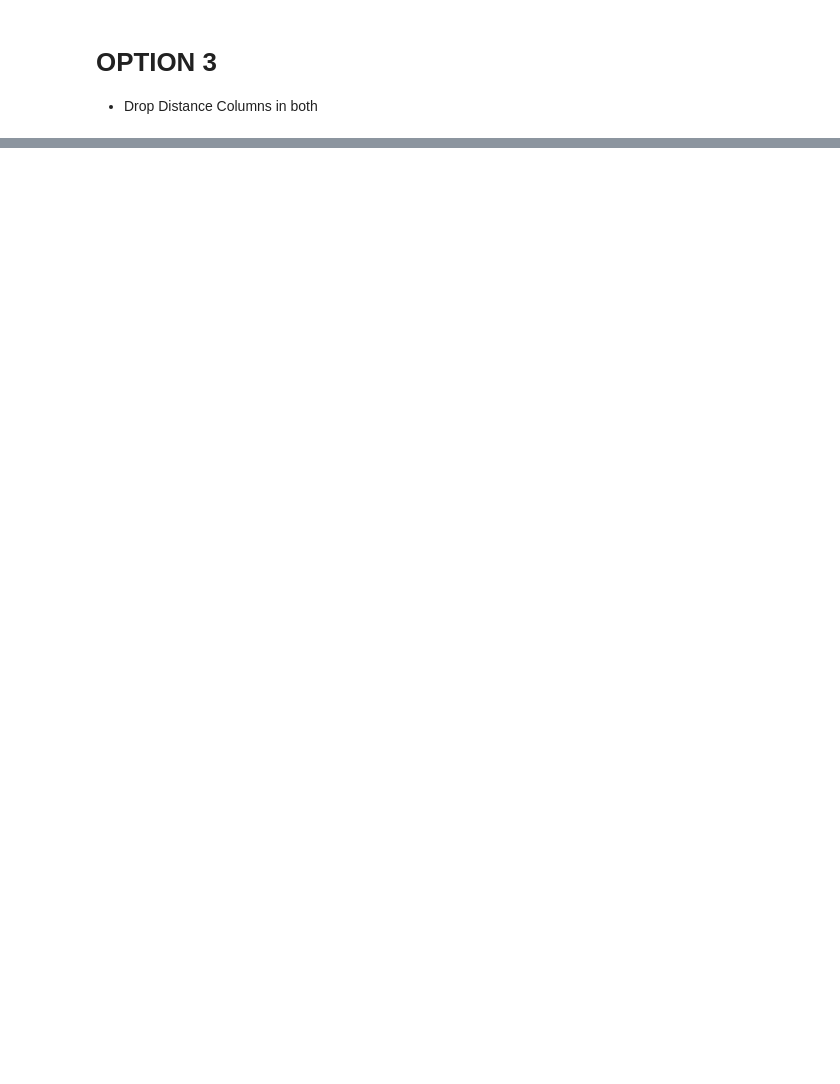
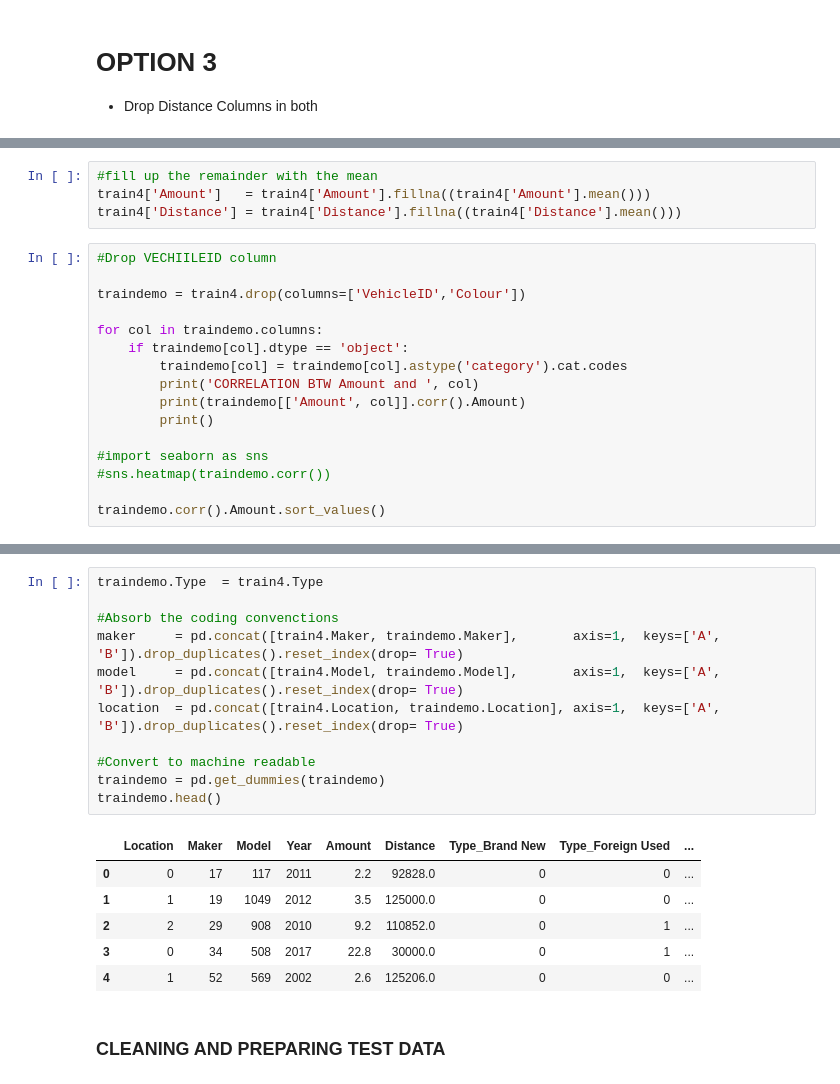
Before and after one commit to gilbertxvictor/Zindi-DSN-Car-Price-Prediction-COmpetion, a Jupyter notebook: TASK 1.IPYNB, the cells around one changed output, grey strips where cells are left out. Saved outputs shown, nothing was run; the diff lists cells and outputs as text; blank space fills up the shorter version.

```diff
--- a/TASK 1.IPYNB
+++ b/TASK 1.IPYNB
@@ -334,0 +552,20 @@ test2  = test.copy()
+# %%
+#fill up the remainder with the mean
+train4['Amount']   = train4['Amount'].fillna((train4['Amount'].mean()))
+train4['Distance'] = train4['Distance'].fillna((train4['Distance'].mean()))
+# %%
+#Drop VECHIILEID column
+
+traindemo = train4.drop(columns=['VehicleID','Colour'])
+
+for col in traindemo.columns:
+    if traindemo[col].dtype == 'object':
+        traindemo[col] = traindemo[col].astype('category').cat.codes
+        print('CORRELATION BTW Amount and ', col)
+        print(traindemo[['Amount', col]].corr().Amount)
+        print()
+
+#import seaborn as sns
+#sns.heatmap(traindemo.corr())
+
+traindemo.corr().Amount.sort_values()
@@ -334,0 +600,20 @@ test2  = test.copy()
+# %%
+traindemo.Type  = train4.Type
+
+#Absorb the coding convenctions
+maker     = pd.concat([train4.Maker, traindemo.Maker],       axis=1,  keys=['A', 'B']).drop_duplicates().reset_index(drop= True)
+model     = pd.concat([train4.Model, traindemo.Model],       axis=1,  keys=['A', 'B']).drop_duplicates().reset_index(drop= True)
+location  = pd.concat([train4.Location, traindemo.Location], axis=1,  keys=['A', 'B']).drop_duplicates().reset_index(drop= True)
+
+#Convert to machine readable
+traindemo = pd.get_dummies(traindemo)
+traindemo.head()
+# %% [output]
+|  | Location | Maker | Model | Year | Amount | Distance | Type_Brand New | Type_Foreign Used | ... |
+| 0 | 0 | 17 | 117 | 2011 | 2.2 | 92828.0 | 0 | 0 | ... |
+| 1 | 1 | 19 | 1049 | 2012 | 3.5 | 125000.0 | 0 | 0 | ... |
+| 2 | 2 | 29 | 908 | 2010 | 9.2 | 110852.0 | 0 | 1 | ... |
+| 3 | 0 | 34 | 508 | 2017 | 22.8 | 30000.0 | 0 | 1 | ... |
+| 4 | 1 | 52 | 569 | 2002 | 2.6 | 125206.0 | 0 | 0 | ... |
+# %% [markdown]
+### CLEANING AND PREPARING TEST DATA
```
Also changed, not shown: parts of 37 cells of this notebook.
